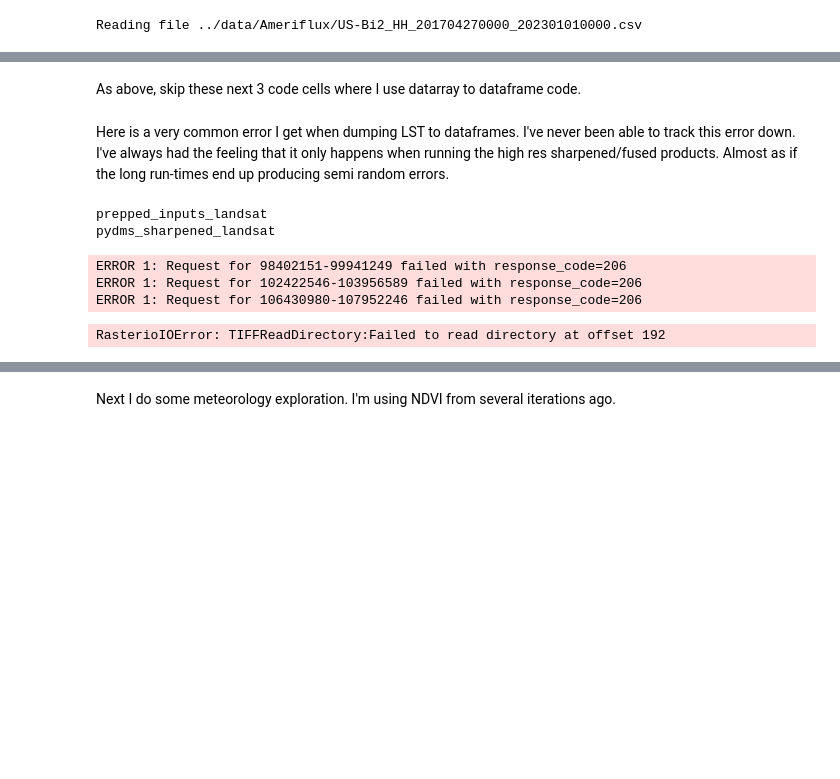
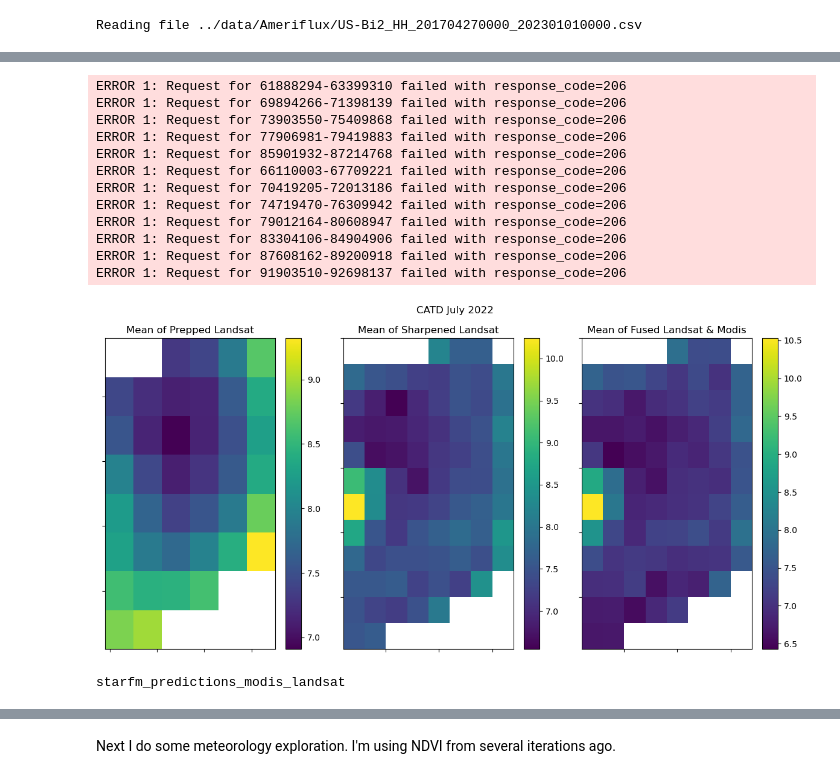
Before and after one commit to eanderson-ei/lst-crop-stress-capstone, a Jupyter notebook: exploratory/tcruicks-final-v1.ipynb, the cells around one changed output, grey strips where cells are left out. Saved outputs shown, nothing was run; the diff lists cells and outputs as text; code cells hidden in the pictures; blank space fills up the shorter version.

```diff
--- a/exploratory/tcruicks-final-v1.ipynb
+++ b/exploratory/tcruicks-final-v1.ipynb
@@ -613,18 +597,71 @@ damin.plot.scatter(x='time', marker='_')
-# %% [markdown]
-As above, skip these next 3 code cells where I use datarray to dataframe code.
-# %% [markdown]
-Here is a very common error I get when dumping LST to dataframes.  I've never been able to track this error down.  I've always had the feeling that it only happens when running the high res sharpened/fused products.  Almost as if the long run-times end up producing semi random errors.
+# %%
+# PLOT IMAGES OF CATD MEAN & VARIANCE
+
+fig, (ax1, ax2, ax3) = plt.subplots(1,3, figsize=(12,6))
+
+# Convert our slice time endpoints to compatabile format.
+#d1 = pd.to_datetime('2022-07-01', utc=True)
+#d2 = pd.to_datetime('2022-07-31', utc=True)
+d1 = '2022-07-01'
+d2 = '2022-07-31'
+
+# Select slices, compute stats, and plot.
+# Mean and Variance.
+a = catd_da_list[0][:,:,:].mean(dim='time').plot(ax=ax1)
+b = catd_da_list[1][:,:,:].mean(dim='time').plot(ax=ax2)
+c = catd_da_list[2][:,:,:].mean(dim='time').plot(ax=ax3)
+
+# Adjust plot elements.
+ax1.set_title('Mean of Prepped Landsat')
+ax2.set_title('Mean of Sharpened Landsat')
+ax3.set_title('Mean of Fused Landsat & Modis')
+fig.suptitle('CATD July 2022')
+
+ax1.set_yticklabels('')
+ax2.set_yticklabels('')
+ax3.set_yticklabels('')
+
+ax1.set_xticklabels('')
+ax2.set_xticklabels('')
+ax3.set_xticklabels('')
+
+ax1.set_xlabel('')
+ax2.set_xlabel('')
+ax3.set_xlabel('')
+
+ax1.set_ylabel('')
+ax2.set_ylabel('')
+ax3.set_ylabel('')
+
+
+plt.tight_layout()
+# %% [output]
+ERROR 1: Request for 61888294-63399310 failed with response_code=206
+ERROR 1: Request for 69894266-71398139 failed with response_code=206
+ERROR 1: Request for 73903550-75409868 failed with response_code=206
+ERROR 1: Request for 77906981-79419883 failed with response_code=206
+ERROR 1: Request for 85901932-87214768 failed with response_code=206
+ERROR 1: Request for 66110003-67709221 failed with response_code=206
+ERROR 1: Request for 70419205-72013186 failed with response_code=206
+ERROR 1: Request for 74719470-76309942 failed with response_code=206
+ERROR 1: Request for 79012164-80608947 failed with response_code=206
+ERROR 1: Request for 83304106-84904906 failed with response_code=206
+ERROR 1: Request for 87608162-89200918 failed with response_code=206
+ERROR 1: Request for 91903510-92698137 failed with response_code=206
+[figure, added]
 # %%
 # CONVERT LST/CATD DATAARRAYS INTO DATAFRAMES FOR BOXPLOTS.
 
 # Lists to hold datframes for each asset
 lst_df_list = []
 catd_df_list = []
+i=0
 
 # Loop through the dictionary.
 for i, asset in enumerate(asset_dict):
 
     print (asset)
+
     # Name the columns to hold lst & catd.
     #lst_col_name = "{}_lst".format(asset)
     catd_col_name = "{}_catd".format(asset)
@@ -636,32 +673,27 @@ for i, asset in enumerate(asset_dict):
     catd_df.reset_index(level=[1, 2], inplace=True)
 
     #lst_resampled_df = lst_df.groupby(['x','y']).resample('D').mean()
-    catd_ndvi_resampled_df = catd_df.groupby(['x','y']).resample('D').mean()
+    catd_resampled_df = catd_df.groupby(['x','y']).resample('D').mean()
 
     #lst_resampled_df = lst_resampled_df.droplevel([0,1])
-    catd_ndvi_resampled_df = catd_ndvi_resampled_df.droplevel([0,1])
+    catd_resampled_df = catd_resampled_df.droplevel([0,1])
 
     #lst_resampled_df.drop(columns=['band', 'x', 'y', 'spatial_ref'], inplace=True)
-    #catd_ndvi_resampled_df.drop(columns=['band', 'x', 'y', 'spatial_ref'], inplace=True)
+    #catd_resampled_df.drop(columns=['band', 'x', 'y', 'spatial_ref'], inplace=True)
 
     # Re-sort so that rows are chronologically grouped.
     #lst_resampled_df.sort_index(inplace=True)
-    catd_ndvi_resampled_df.sort_index(inplace=True)
+    catd_resampled_df.sort_index(inplace=True)
 
     # Set the index to a simple year-mon-day format.
     #lst_df = df.set_index(pd.to_datetime(df.index).strftime('%Y-%m-%d'))
     #lst_df.index = pd.to_datetime(lst_df.index).datemethod
 
     # Create a list of dataframes.
-    #lst_df_list.append(lst_resampled_df)
-    catd_df_list.append(catd_ndvi_resampled_df)
+    # lst_df_list.append(lst_resampled_df)
+    catd_df_list.append(catd_resampled_df)
 # %% [output]
-prepped_inputs_landsat
-pydms_sharpened_landsat
+starfm_predictions_modis_landsat
-ERROR 1: Request for 98402151-99941249 failed with response_code=206
-ERROR 1: Request for 102422546-103956589 failed with response_code=206
-ERROR 1: Request for 106430980-107952246 failed with response_code=206
-RasterioIOError: TIFFReadDirectory:Failed to read directory at offset 192
 # %%
 # ANNUAL BOXPLOTS OF LST
 
```
Also changed, not shown: parts of 12 cells of this notebook.
